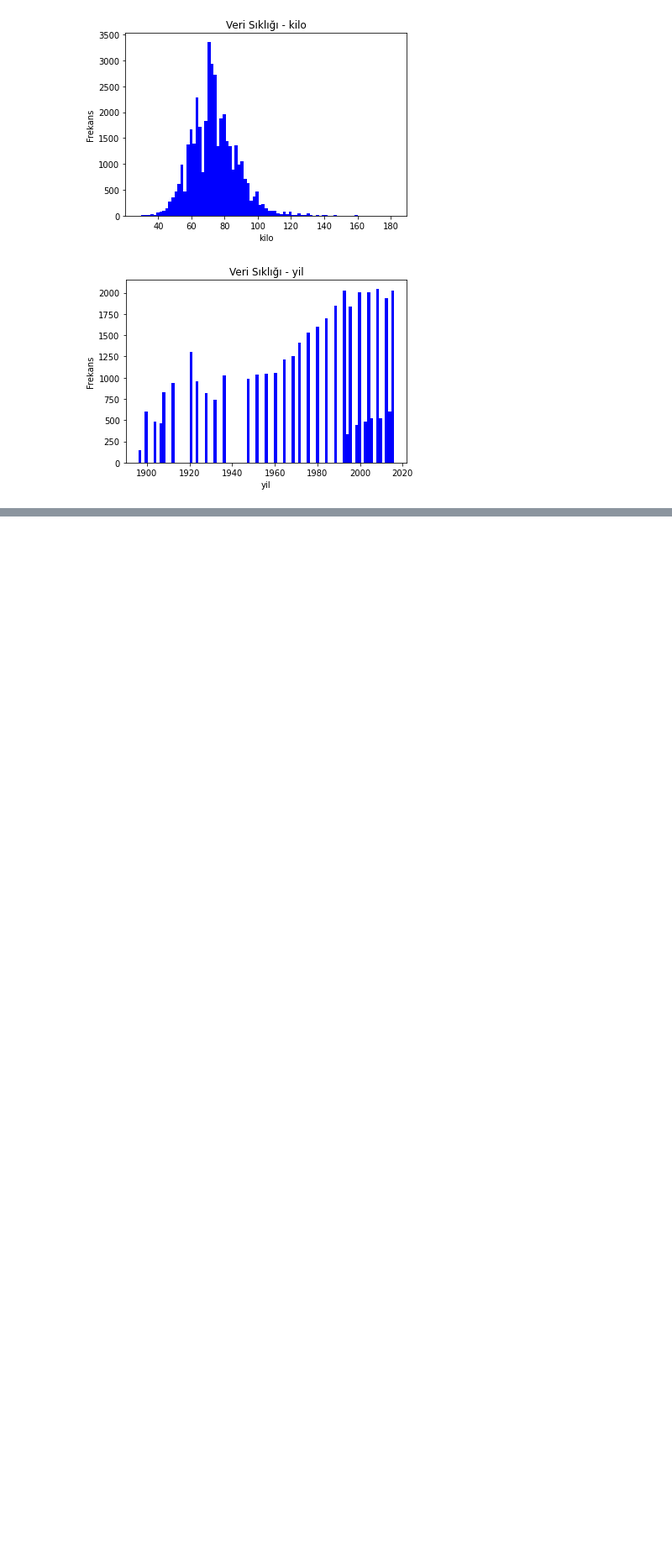
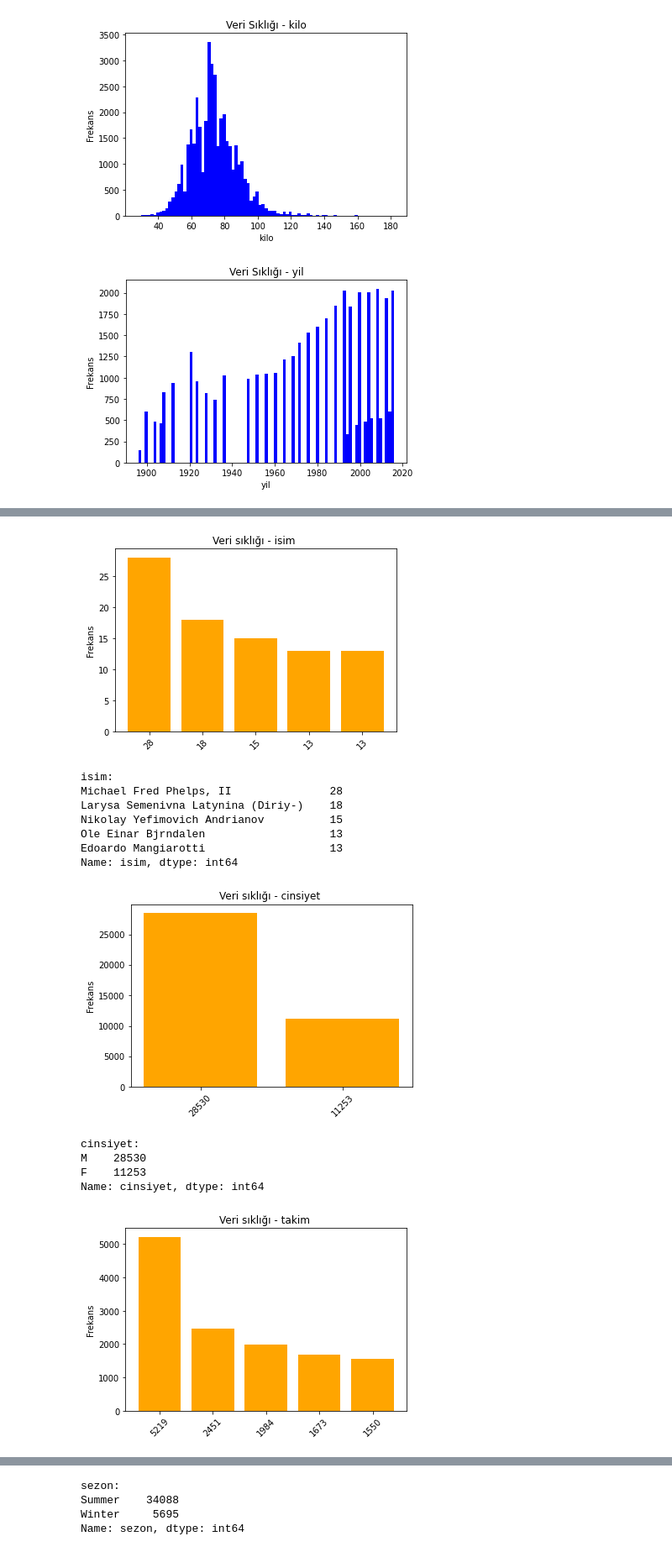
Before and after one commit to mirayeker/olimpiyat_ExploratoryDataAnalysis, a Jupyter notebook: exploratory_data_analysis.ipynb, the cells around one changed output, grey strips where cells are left out. Shown at 84% size. Saved outputs shown, nothing was run; the diff lists cells and outputs as text; code cells hidden in the pictures; blank space fills up the shorter version.

```diff
--- a/exploratory_data_analysis.ipynb
+++ b/exploratory_data_analysis.ipynb
@@ -252,0 +297,40 @@ for i in sayisal_degisken:
+# %%
+def plotBar(degisken, n=5):
+  """
+    girdi -> degisken/sütun ismi
+      n-> gösterilecek eşsiz değer sayisi
+    çıktı -> cubuk grafiği
+
+  """
+  veri_=veri[degisken]
+  veri_sayma= veri_.value_counts()
+  veri_sayma=veri_sayma[:5]
+
+
+  plt.figure()
+  plt.bar(veri_sayma.index, veri_sayma, color="orange")
+  plt.xticks(veri_sayma.index,veri_sayma.values)
+  plt.xticks(rotation=45)
+  plt.ylabel("Frekans")
+  plt.title("Veri sıklığı - {} ".format(degisken))
+  plt.show()
+  print("{}: \n{}".format(degisken,veri_sayma))
+# %%
+kategorik_degiskenler=["isim","cinsiyet","takim","uok","sezon","sehir","spor","etkinlik","madalya"]
+for i in kategorik_degiskenler:
+  plotBar(i)
+# %% [output]
+[figure, added]
+isim:
+Michael Fred Phelps, II               28
+Larysa Semenivna Latynina (Diriy-)    18
+Nikolay Yefimovich Andrianov          15
+Ole Einar Bjrndalen                   13
+Edoardo Mangiarotti                   13
+Name: isim, dtype: int64
+[figure, added]
+cinsiyet:
+M    28530
+F    11253
+Name: cinsiyet, dtype: int64
+[figure, added]
@@ -252,0 +353,4 @@ for i in sayisal_degisken:
+sezon:
+Summer    34088
+Winter     5695
+Name: sezon, dtype: int64
```
Also changed, not shown: parts of 53 cells of this notebook.
